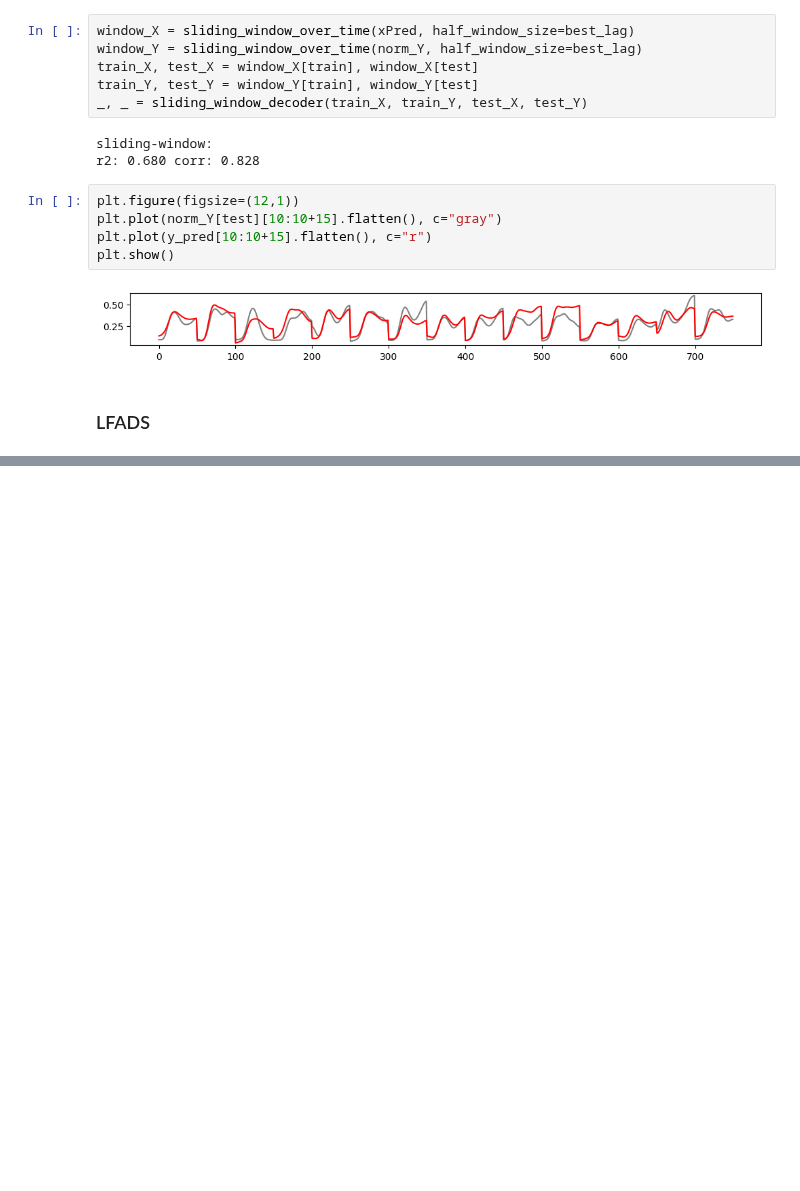
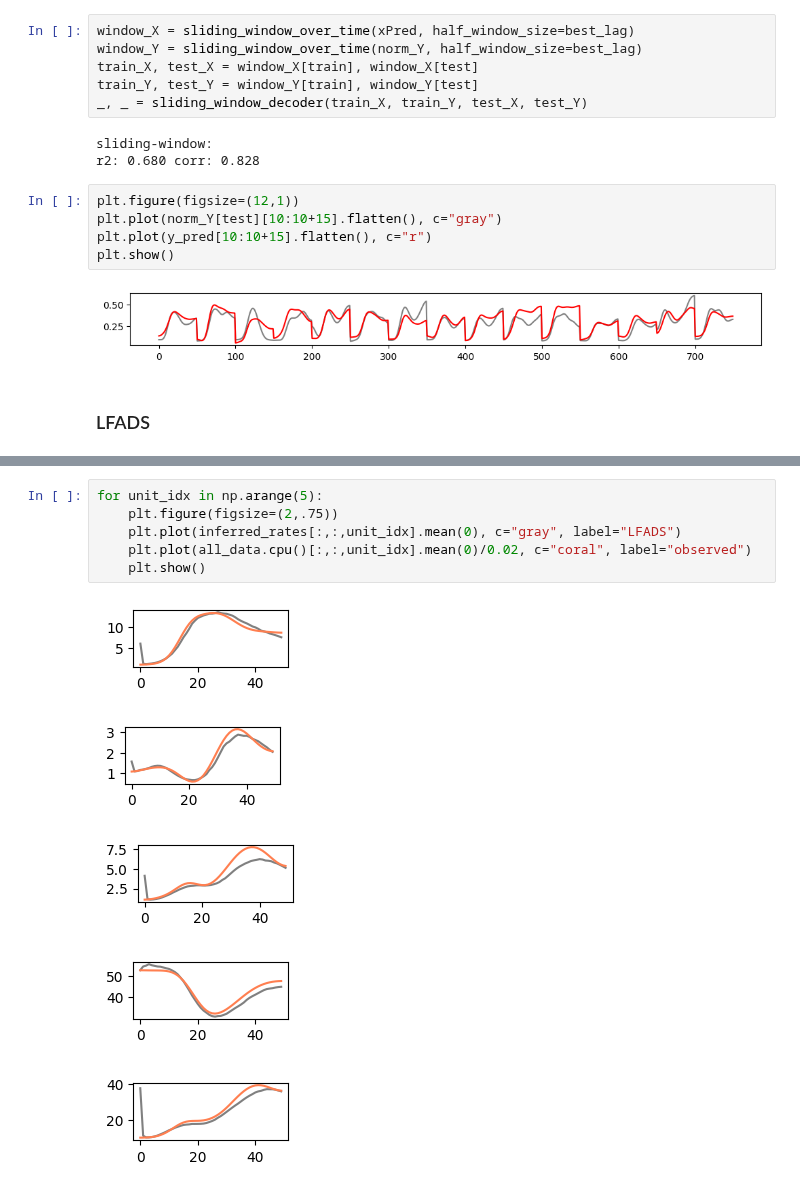
Before and after one commit to yzhang511/neural_decoding, a Jupyter notebook: notebooks/ibl_neural_latent_benchmark.ipynb, the cells around one changed output, grey strips where cells are left out. Saved outputs shown, nothing was run; the diff lists cells and outputs as text; blank space fills up the shorter version.

```diff
--- a/notebooks/ibl_neural_latent_benchmark.ipynb
+++ b/notebooks/ibl_neural_latent_benchmark.ipynb
@@ -462,0 +577,12 @@ plt.show()
+# %%
+for unit_idx in np.arange(5):
+    plt.figure(figsize=(2,.75))
+    plt.plot(inferred_rates[:,:,unit_idx].mean(0), c="gray", label="LFADS")
+    plt.plot(all_data.cpu()[:,:,unit_idx].mean(0)/0.02, c="coral", label="observed")
+    plt.show()
+# %% [output]
+[figure, added]
+[figure, added]
+[figure, added]
+[figure, added]
+[figure, added]
```
Also changed, not shown: parts of 15 cells of this notebook.
